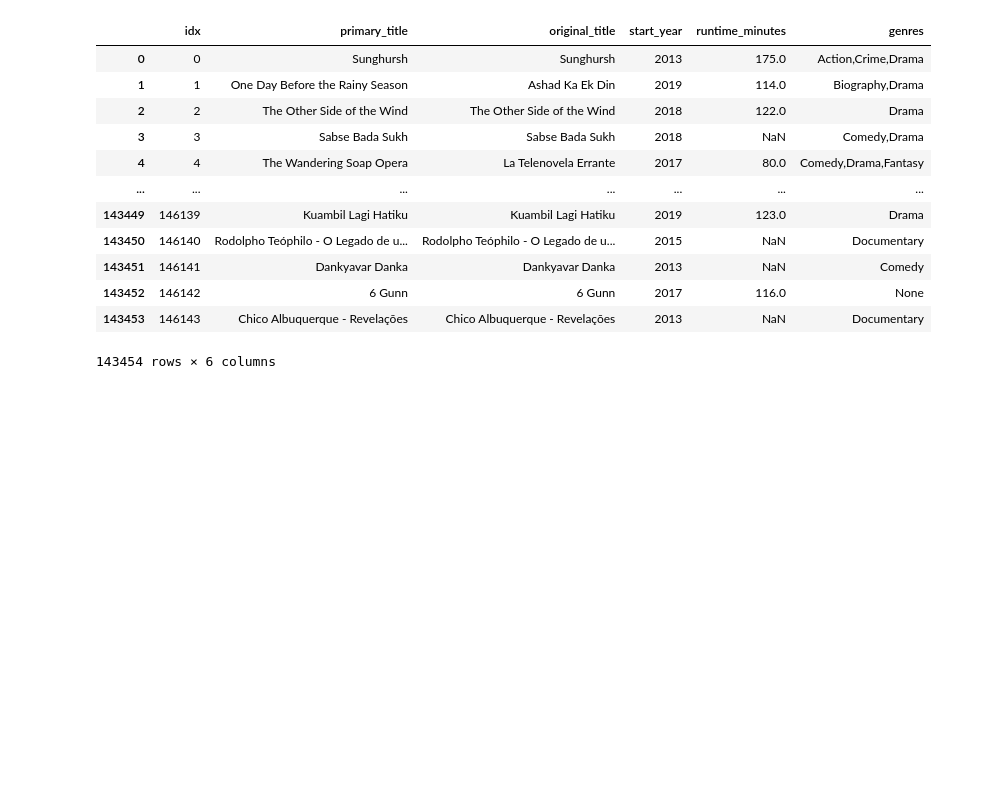
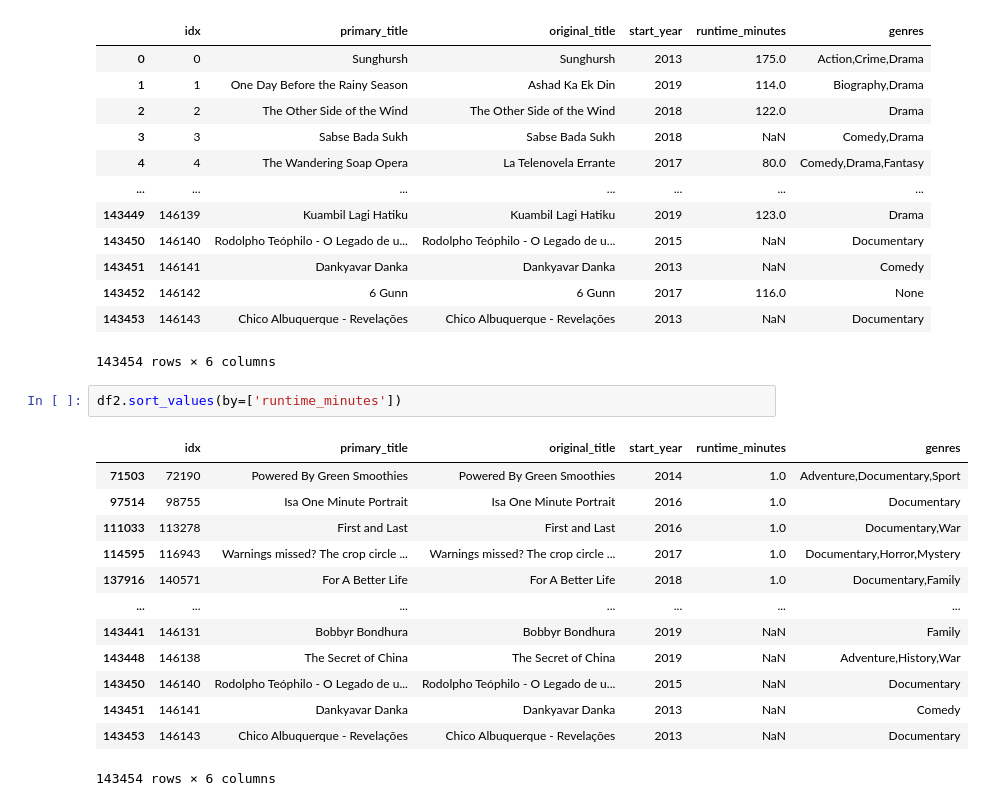
Before and after one commit to kjkahalley/optimal-film-analysis, a Jupyter notebook: first-notebook.ipynb, the cells around one changed output. Drawn from its saved outputs; the diff is of its cells as text; blank space fills up the shorter version.

```diff
--- a/first-notebook.ipynb
+++ b/first-notebook.ipynb
@@ -85,3 +85,19 @@ df2
 | 143452 | 146142 | 6 Gunn | 6 Gunn | 2017 | 116.0 | None |
 | 143453 | 146143 | Chico Albuquerque - Revelações | Chico Albuquerque - Revelações | 2013 | NaN | Documentary |
 143454 rows × 6 columns
+# %%
+df2.sort_values(by=['runtime_minutes'])
+# %% [output]
+|  | idx | primary_title | original_title | start_year | runtime_minutes | genres |
+| 71503 | 72190 | Powered By Green Smoothies | Powered By Green Smoothies | 2014 | 1.0 | Adventure,Documentary,Sport |
+| 97514 | 98755 | Isa One Minute Portrait | Isa One Minute Portrait | 2016 | 1.0 | Documentary |
+| 111033 | 113278 | First and Last | First and Last | 2016 | 1.0 | Documentary,War |
+| 114595 | 116943 | Warnings missed? The crop circle ... | Warnings missed? The crop circle ... | 2017 | 1.0 | Documentary,Horror,Mystery |
+| 137916 | 140571 | For A Better Life | For A Better Life | 2018 | 1.0 | Documentary,Family |
+| ... | ... | ... | ... | ... | ... | ... |
+| 143441 | 146131 | Bobbyr Bondhura | Bobbyr Bondhura | 2019 | NaN | Family |
+| 143448 | 146138 | The Secret of China | The Secret of China | 2019 | NaN | Adventure,History,War |
+| 143450 | 146140 | Rodolpho Teóphilo - O Legado de u... | Rodolpho Teóphilo - O Legado de u... | 2015 | NaN | Documentary |
+| 143451 | 146141 | Dankyavar Danka | Dankyavar Danka | 2013 | NaN | Comedy |
+| 143453 | 146143 | Chico Albuquerque - Revelações | Chico Albuquerque - Revelações | 2013 | NaN | Documentary |
+143454 rows × 6 columns
```
Also changed, not shown: parts of 2 cells of this notebook.
